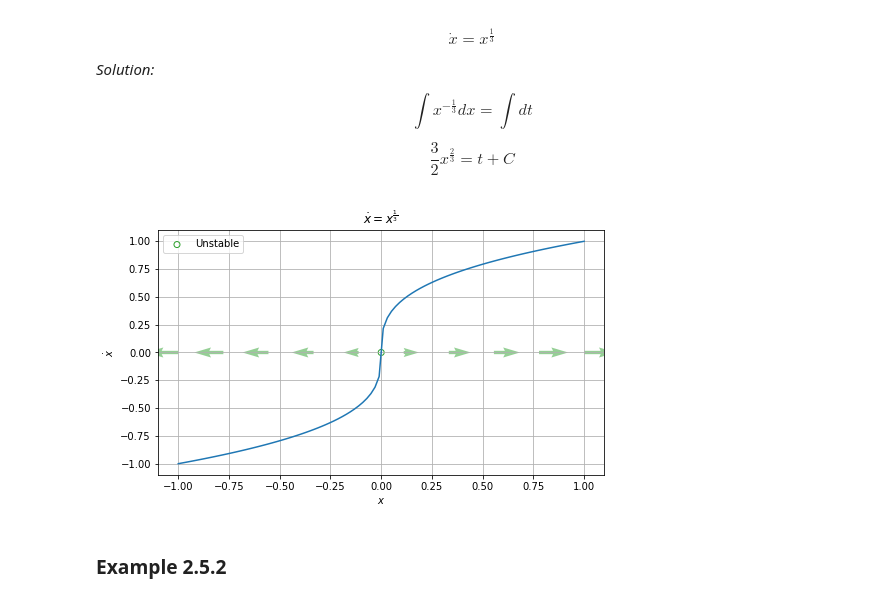
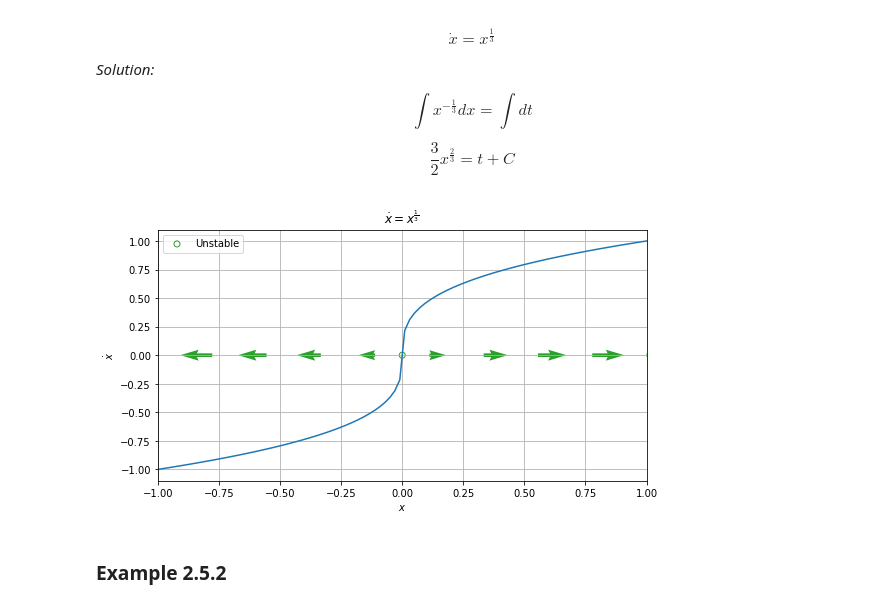
Before and after one commit to shumez/NLDC, a Jupyter notebook: 02/code.ipynb, the cells around one changed output. Drawn from its saved outputs; the diff is of its cells as text; code cells hidden in the pictures.

```diff
--- a/02/code.ipynb
+++ b/02/code.ipynb
@@ -698,37 +694,36 @@ $$ \int x^{-\frac{1}{3}} dx = \int dt $$
 
 $$ \frac{3}{2} x^{\frac{2}{3}} = t + C $$
 # %%
-import matplotlib.pyplot as plt
-import numpy as np
-
 # def f_inv(y):
 #     x = y**3
 #     return x
 
 def f(x):
     x_abs = np.absolute(x)
     y_abs = x_abs**(1/3)
-    y = y_abs * np.sign(x)
-    return y
+    return y_abs * np.sign(x)
 
 x = np.linspace(-1, 1, 100)
 
 x_f = np.linspace(-1, 1, 10)
 
 fig, ax = plt.subplots(figsize=(8, 4.5))
 
 ax.plot(x, f(x))
-ax.quiver(x_f, np.repeat(0, len(x_f)), f(x_f), 0, color=c[2], alpha=.5)
+ax.quiver(x_f, np.repeat(0, len(x_f)), f(x_f), 0, color=c[2], alpha=1)
 ax.scatter(0, 0, marker='o', label='Unstable', facecolor='none', edgecolor=c[2])
 ax.set_title(r'$\dot{x} = x^{\frac{1}{3}}$')
 ax.set_xlabel(r'$x$')
 ax.set_ylabel(r'$\dot{x}$')
 ax.legend(loc='best')
 ax.grid(True)
+ax.set_xlim(-1,1)
 
+plt.tight_layout()
+plt.savefig('fig/fig020501.png')
 plt.show()
 # %% [output]
-[figure, old version]
+[figure, new version]
 # %% [markdown]
 ### Example 2.5.2
 # %% [markdown]
```
Also changed, not shown: parts of 6 cells of this notebook.
